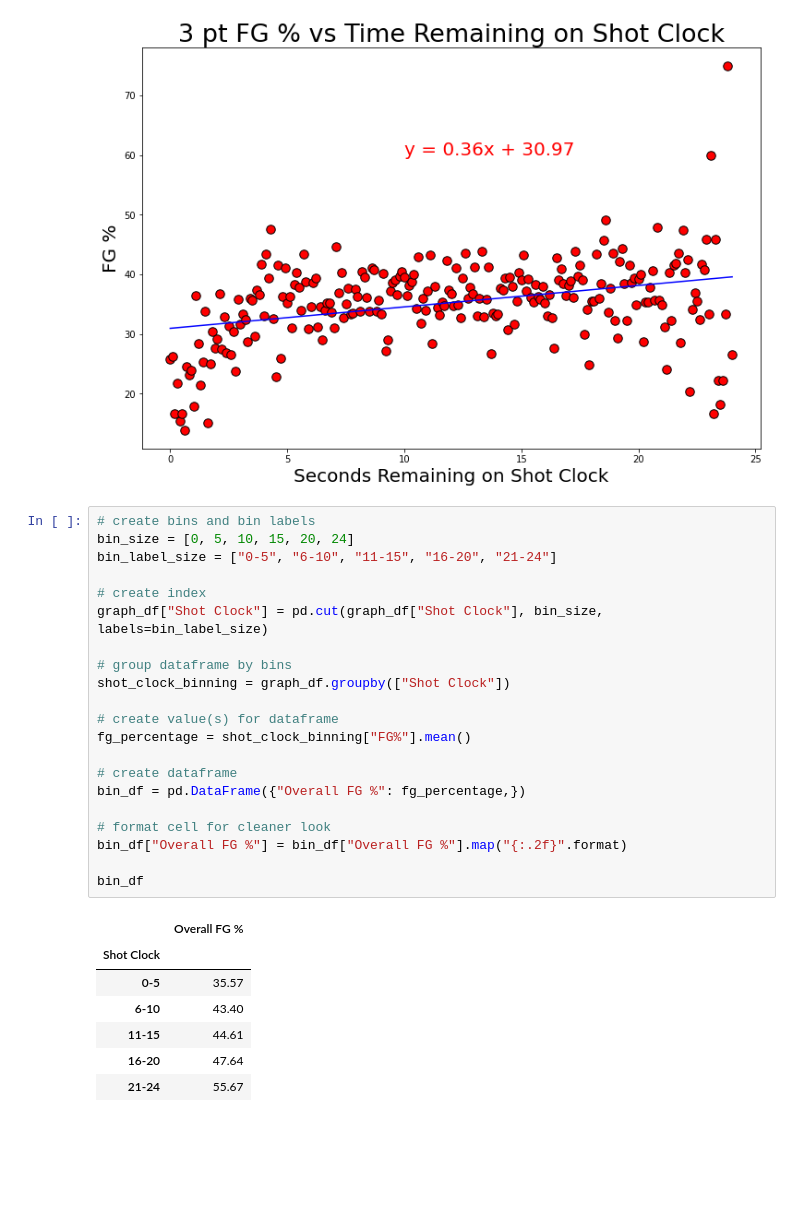
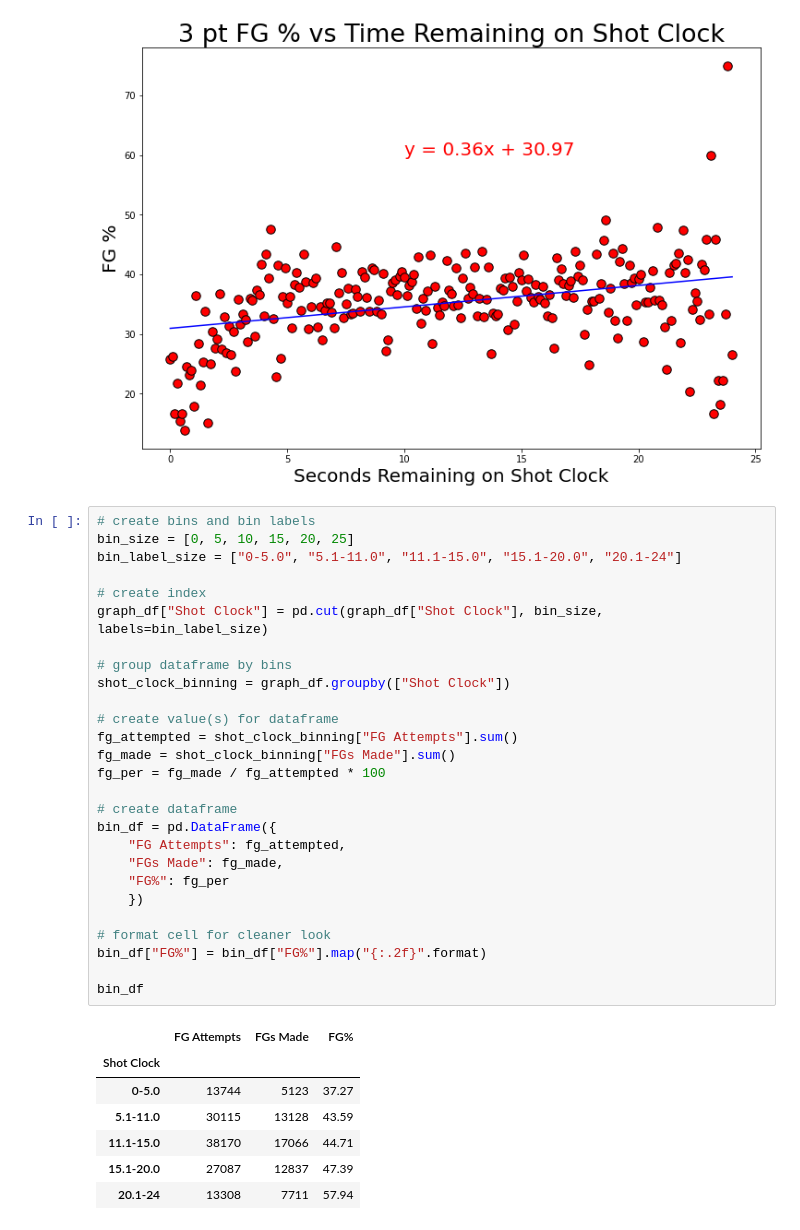
Before and after one commit to briennecole/NBA_Shot_Analysis, a Jupyter notebook: NBA_exploratory_analysis_Pete.ipynb, the cells around one changed output. Cells and saved outputs as stored; diff of their text form; blank space fills up the shorter version.

Commit message:
added columns to binning graph

```diff
--- a/NBA_exploratory_analysis_Pete.ipynb
+++ b/NBA_exploratory_analysis_Pete.ipynb
@@ -417,30 +417,36 @@ The r-value is: 0.34967756026933255
 [figure]
 # %%
 # create bins and bin labels
-bin_size = [0, 5, 10, 15, 20, 24]
-bin_label_size = ["0-5", "6-10", "11-15", "16-20", "21-24"]
+bin_size = [0, 5, 10, 15, 20, 25]
+bin_label_size = ["0-5.0", "5.1-11.0", "11.1-15.0", "15.1-20.0", "20.1-24"]
 
 # create index
 graph_df["Shot Clock"] = pd.cut(graph_df["Shot Clock"], bin_size, labels=bin_label_size)
 
 # group dataframe by bins
 shot_clock_binning = graph_df.groupby(["Shot Clock"])
 
 # create value(s) for dataframe
-fg_percentage = shot_clock_binning["FG%"].mean()
+fg_attempted = shot_clock_binning["FG Attempts"].sum()
+fg_made = shot_clock_binning["FGs Made"].sum()
+fg_per = fg_made / fg_attempted * 100
 
 # create dataframe
-bin_df = pd.DataFrame({"Overall FG %": fg_percentage,})
+bin_df = pd.DataFrame({
+    "FG Attempts": fg_attempted,
+    "FGs Made": fg_made,
+    "FG%": fg_per
+    })
 
 # format cell for cleaner look
-bin_df["Overall FG %"] = bin_df["Overall FG %"].map("{:.2f}".format)
+bin_df["FG%"] = bin_df["FG%"].map("{:.2f}".format)
 
 bin_df
 # %% [output]
-|  | Overall FG % |
-| Shot Clock |  |
-| 0-5 | 35.57 |
-| 6-10 | 43.40 |
-| 11-15 | 44.61 |
-| 16-20 | 47.64 |
-| 21-24 | 55.67 |
+|  | FG Attempts | FGs Made | FG% |
+| Shot Clock |  |  |  |
+| 0-5.0 | 13744 | 5123 | 37.27 |
+| 5.1-11.0 | 30115 | 13128 | 43.59 |
+| 11.1-15.0 | 38170 | 17066 | 44.71 |
+| 15.1-20.0 | 27087 | 12837 | 47.39 |
+| 20.1-24 | 13308 | 7711 | 57.94 |
```
Also changed, not shown: parts of 1 cell of this notebook.
